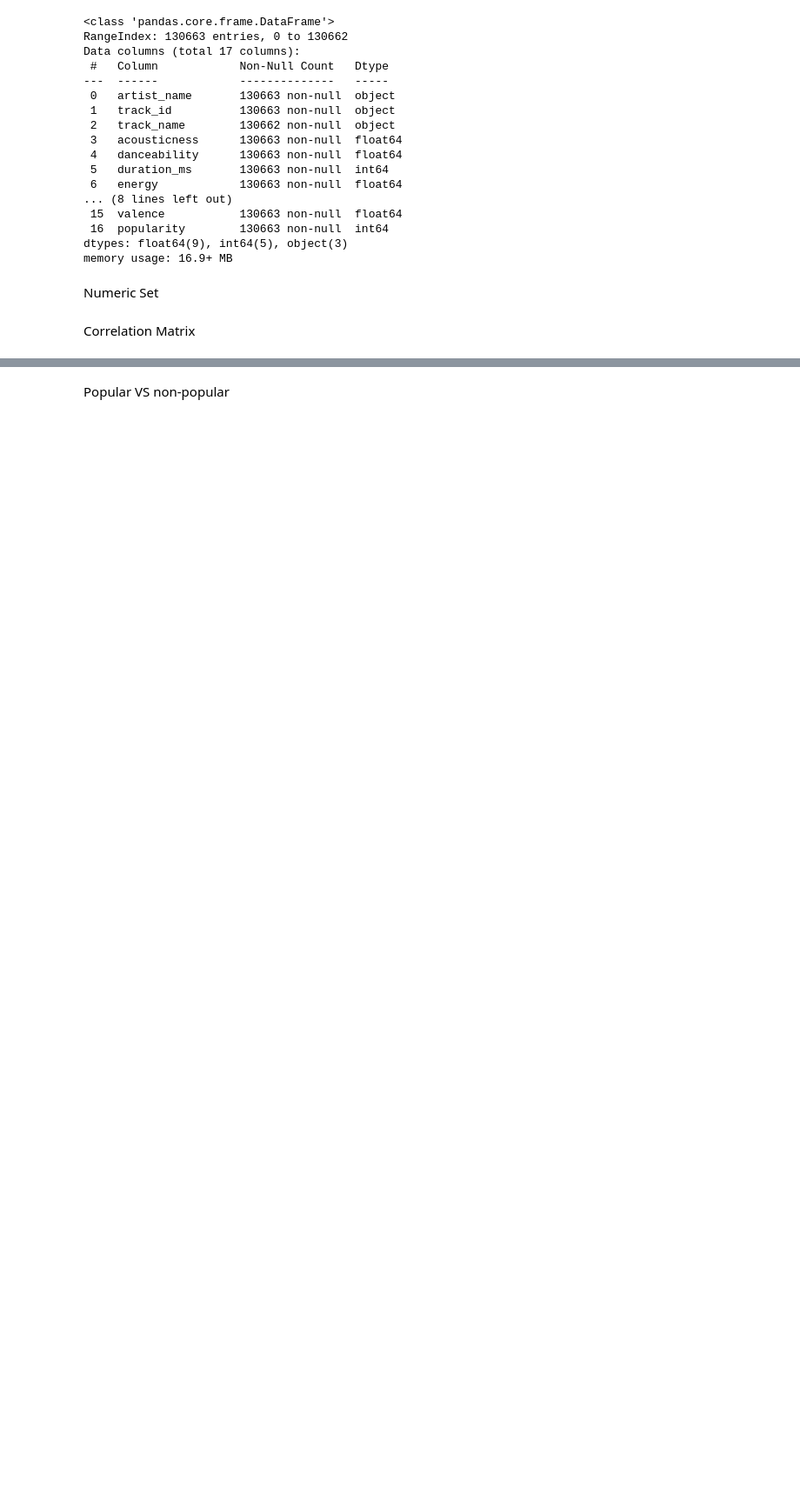
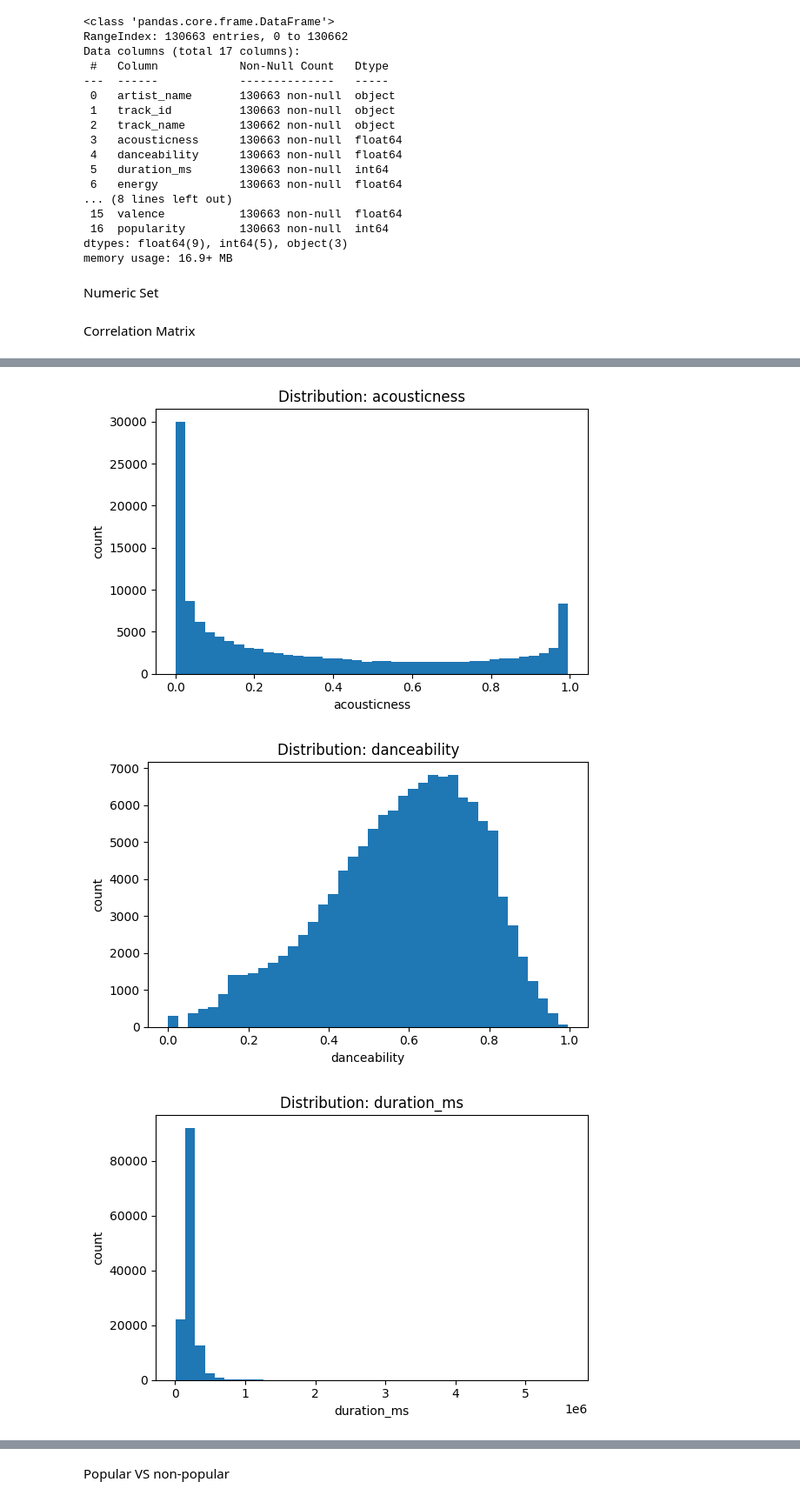
Before and after one commit to haydenchang/spotify-MRS, a Jupyter notebook: EDA/python EDA/eda.ipynb, the cells around one changed output, grey strips where cells are left out. Shown at 87% size. Cells and saved outputs as stored; diff of their text form; code cells hidden in the pictures; blank space fills up the shorter version.

```diff
--- a/EDA/python EDA/eda.ipynb
+++ b/EDA/python EDA/eda.ipynb
@@ -57,0 +70,16 @@ Skewness
+# %%
+for c in numeric_cols:
+    plt.figure(figsize=(6,4))
+    df[c].dropna().plot(kind="hist", bins=40)
+    plt.title(f"Distribution: {c}")
+    plt.xlabel(c)
+    plt.ylabel("count")
+    plt.tight_layout()
+    plt.show()
+
+sk = df[numeric_cols].skew(numeric_only=True)
+display(sk.sort_values(ascending=False).to_frame("skew"))
+# %% [output]
+[figure, added]
+[figure, added]
+[figure, added]
```
Also changed, not shown: parts of 11 cells of this notebook.
